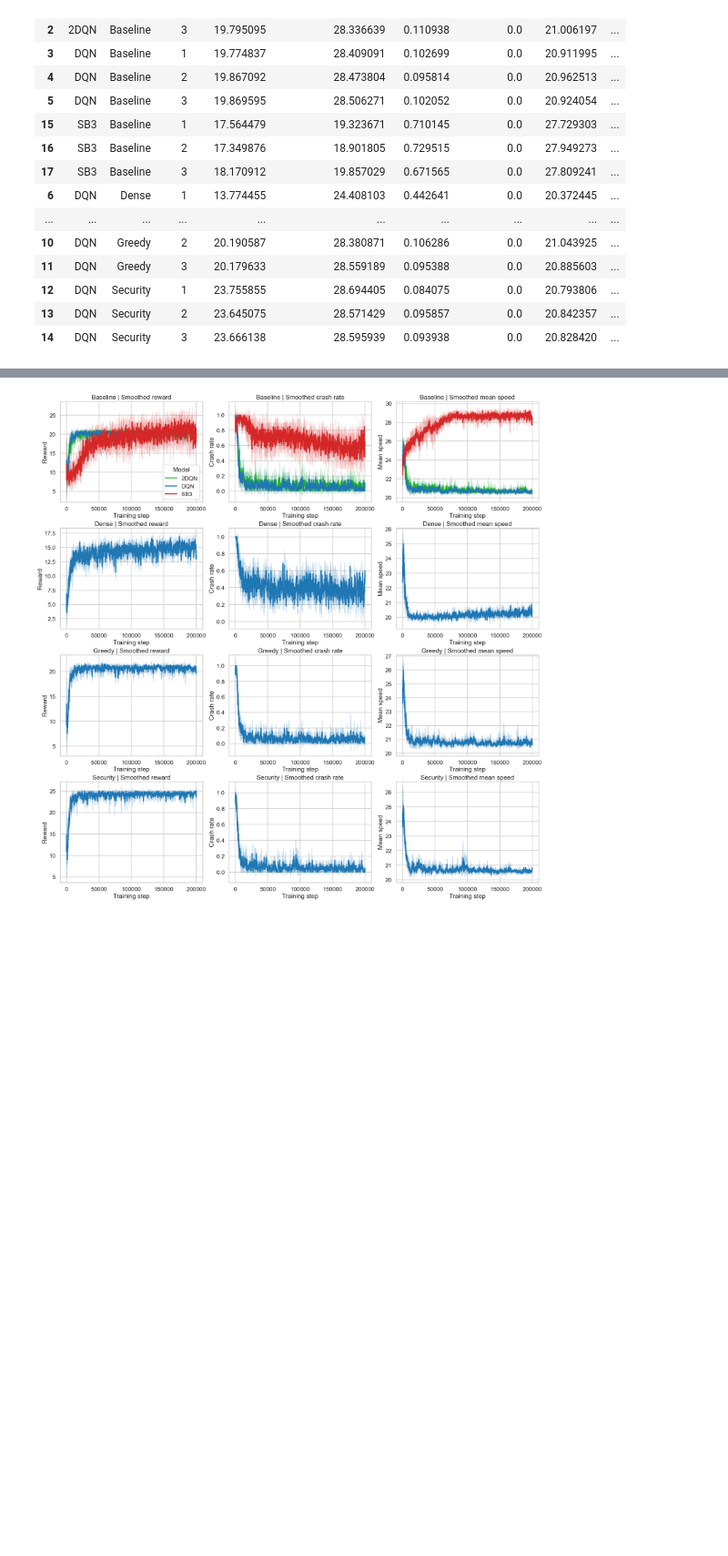
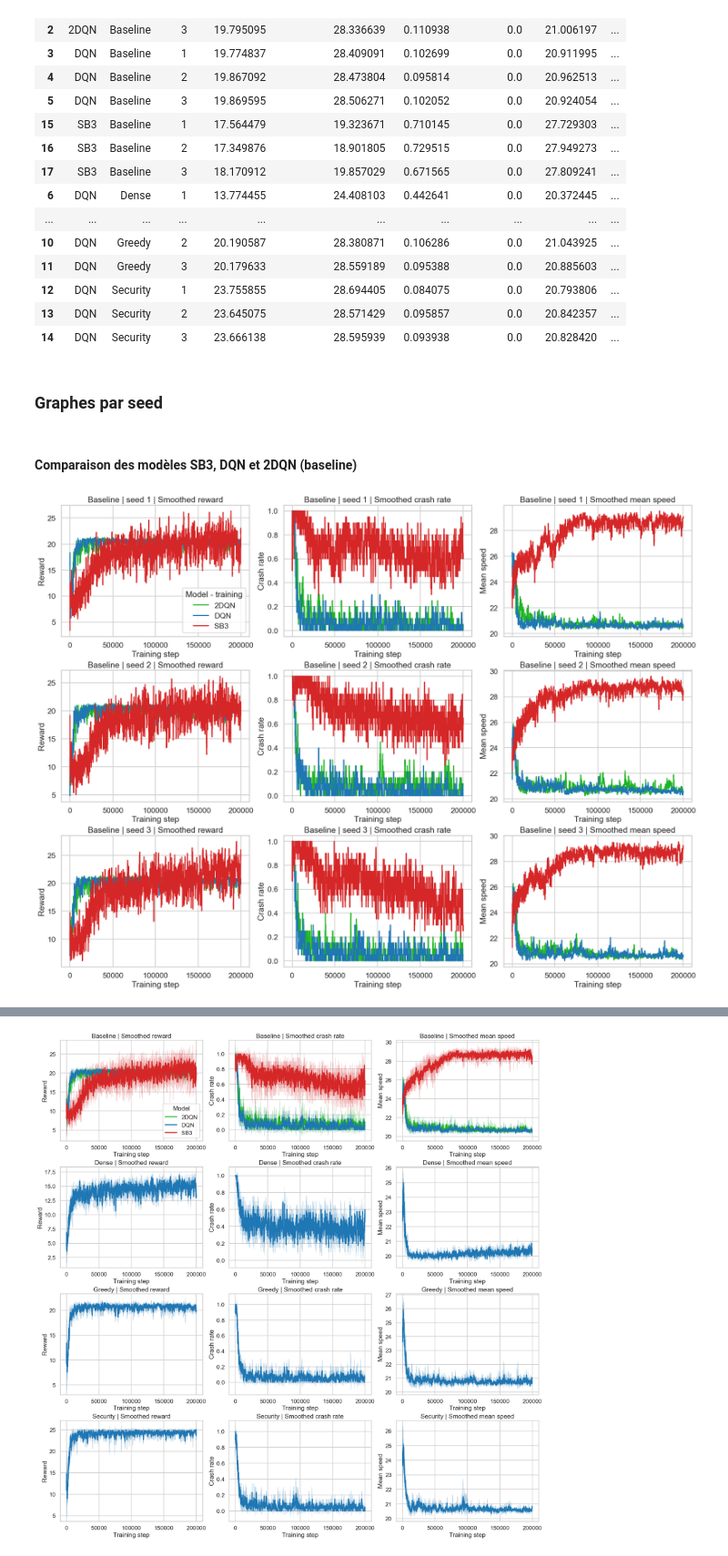
Before and after one commit to Bliights/RL-project, a Jupyter notebook: src/scripts/visualization/RL_project_group4 copy.ipynb, the cells around one changed output, grey strips where cells are left out. Shown at 91% size. Cells and saved outputs as stored; diff of their text form; code cells hidden in the pictures; blank space fills up the shorter version.

```diff
--- a/src/scripts/visualization/RL_project_group4 copy.ipynb
+++ b/src/scripts/visualization/RL_project_group4 copy.ipynb
@@ -206,3 +215,63 @@ display(training_summary)
 | 12 | DQN | Security | 1 | 23.755855 | 28.694405 | 0.084075 | 0.0 | 20.793806 | ... |
 | 13 | DQN | Security | 2 | 23.645075 | 28.571429 | 0.095857 | 0.0 | 20.842357 | ... |
 | 14 | DQN | Security | 3 | 23.666138 | 28.595939 | 0.093938 | 0.0 | 20.828420 | ... |
+# %% [markdown]
+### Graphes par seed
+# %% [markdown]
+#### Comparaison des modèles SB3, DQN et 2DQN (baseline)
+# %%
+baseline_seed_training = training_history[
+    (training_history["config"] == "Baseline")
+    & (training_history["model"].isin(["DQN", "2DQN", "SB3"]))
+].copy()
+
+seeds = sorted(baseline_seed_training["seed"].unique())
+palette = {"DQN": "#1f77b4", "SB3": "#d62728", "2DQN": "#1fb426"}
+
+plot_specs = [
+    ("reward_smooth", "Smoothed reward", "Reward"),
+    ("crash_rate_smooth", "Smoothed crash rate", "Crash rate"),
+    ("mean_speed_smooth", "Smoothed mean speed", "Mean speed"),
+]
+
+fig, axes = plt.subplots(
+    nrows=len(seeds),
+    ncols=len(plot_specs),
+    figsize=(20, 5 * len(seeds)),
+    sharex=False,
+    constrained_layout=True,
+)
+
+if len(seeds) == 1:
+    axes = np.array([axes])
+
+for row_idx, seed in enumerate(seeds):
+    seed_data = baseline_seed_training[baseline_seed_training["seed"] == seed]
+
+    for col_idx, (smooth_col, title, ylabel) in enumerate(plot_specs):
+        ax = axes[row_idx, col_idx]
+
+        for model, model_df in seed_data.groupby("model"):
+            model_df = model_df.sort_values("total_steps")
+            ax.plot(
+                model_df["total_steps"],
+                model_df[smooth_col],
+                color=palette[model],
+                linewidth=2.2,
+                label=model,
+            )
+
+        ax.set_title(f"Baseline | seed {seed} | {title}")
+        ax.set_xlabel("Training step")
+        ax.set_ylabel(ylabel)
+
+        if row_idx == 0 and col_idx == 0:
+            ax.legend(title="Model - training")
+        else:
+            legend = ax.get_legend()
+            if legend is not None:
+                legend.remove()
+
+plt.show()
+# %% [output]
+[figure, added]
```
Also changed, not shown: parts of 65 cells of this notebook, 2 other files.
